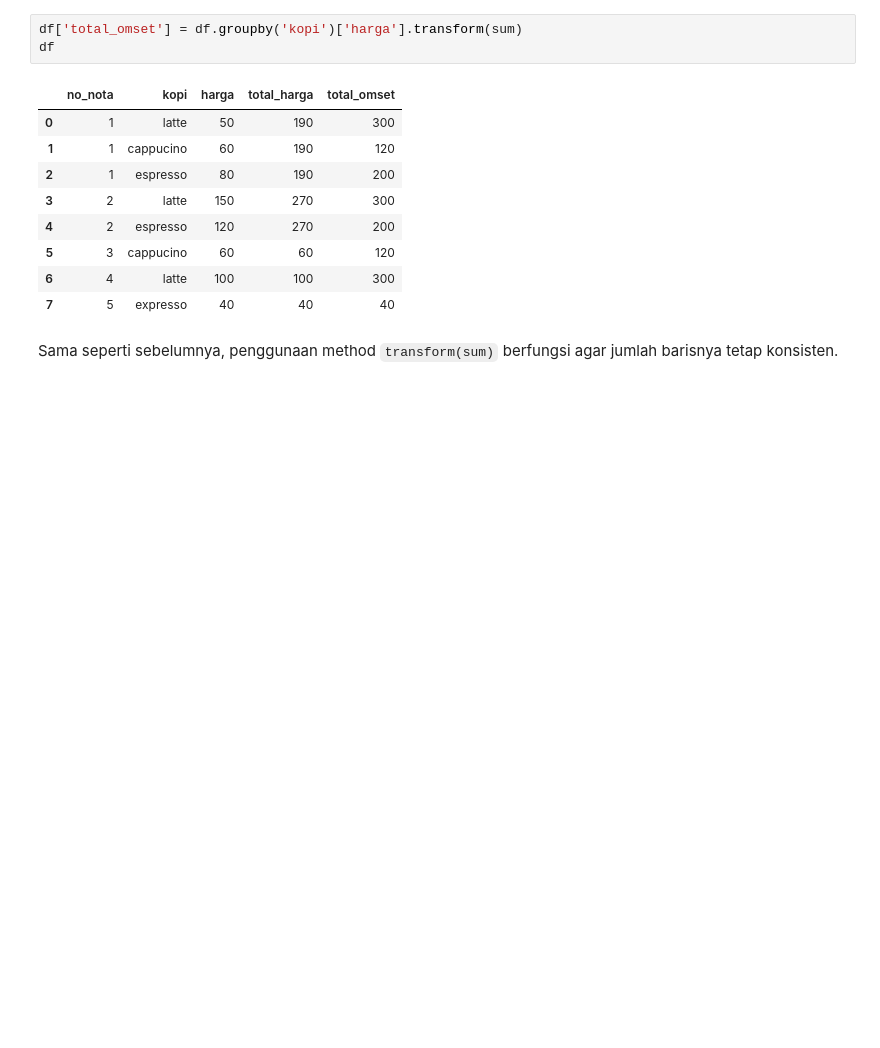
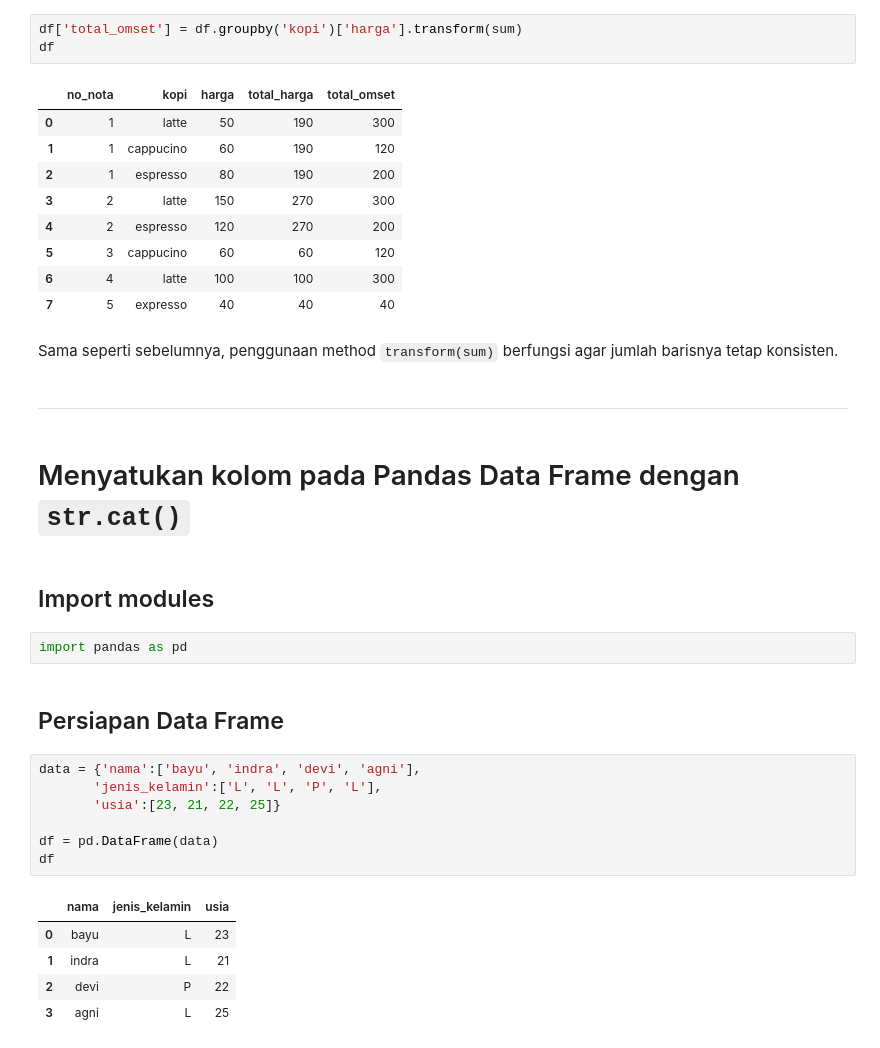
Before and after one commit to medievalgoose/pandas, a Jupyter notebook: Pandas-Week9.ipynb, the cells around one changed output. Cells and saved outputs as stored; diff of their text form; blank space fills up the shorter version.

```diff
--- a/Pandas-Week9.ipynb
+++ b/Pandas-Week9.ipynb
@@ -270,3 +270,26 @@ df
 | 7 | 5 | expresso | 40 | 40 | 40 |
 # %% [markdown]
 Sama seperti sebelumnya, penggunaan method `transform(sum)` berfungsi agar jumlah barisnya tetap konsisten.
+# %% [markdown]
+***
+# %% [markdown]
+# Menyatukan kolom pada Pandas Data Frame dengan `str.cat()`
+# %% [markdown]
+## Import modules
+# %%
+import pandas as pd
+# %% [markdown]
+## Persiapan Data Frame
+# %%
+data = {'nama':['bayu', 'indra', 'devi', 'agni'],
+       'jenis_kelamin':['L', 'L', 'P', 'L'],
+       'usia':[23, 21, 22, 25]}
+
+df = pd.DataFrame(data)
+df
+# %% [output]
+|  | nama | jenis_kelamin | usia |
+| 0 | bayu | L | 23 |
+| 1 | indra | L | 21 |
+| 2 | devi | P | 22 |
+| 3 | agni | L | 25 |
```
Also changed, not shown: parts of 7 cells of this notebook.
